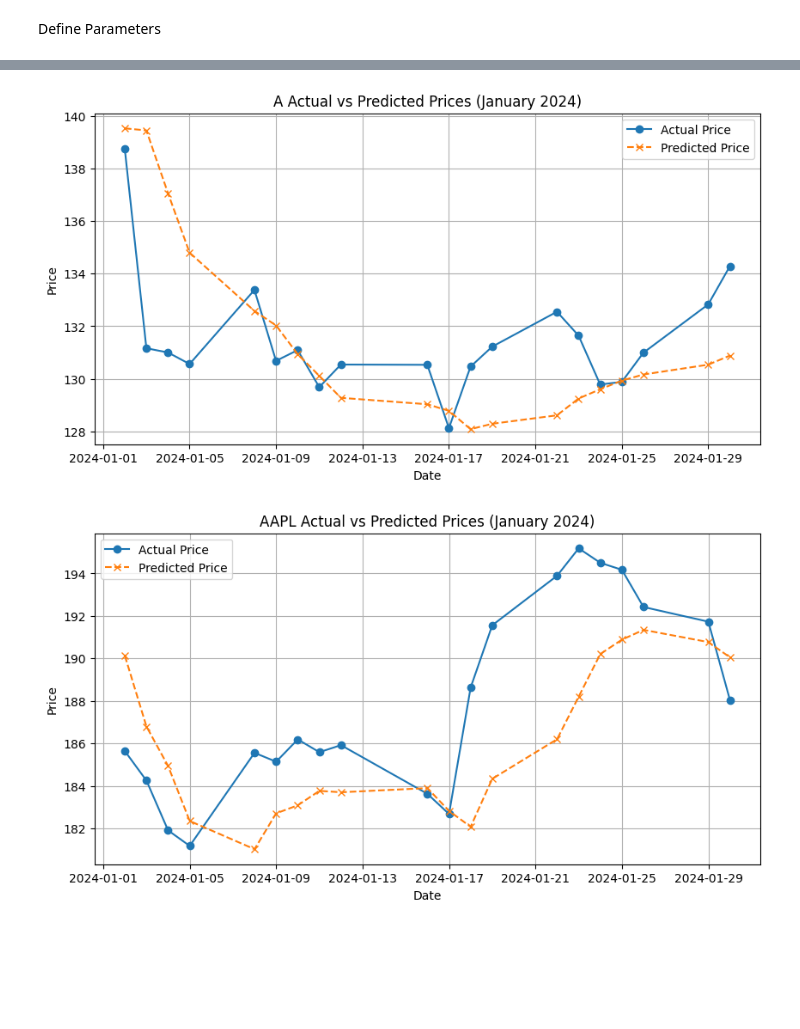
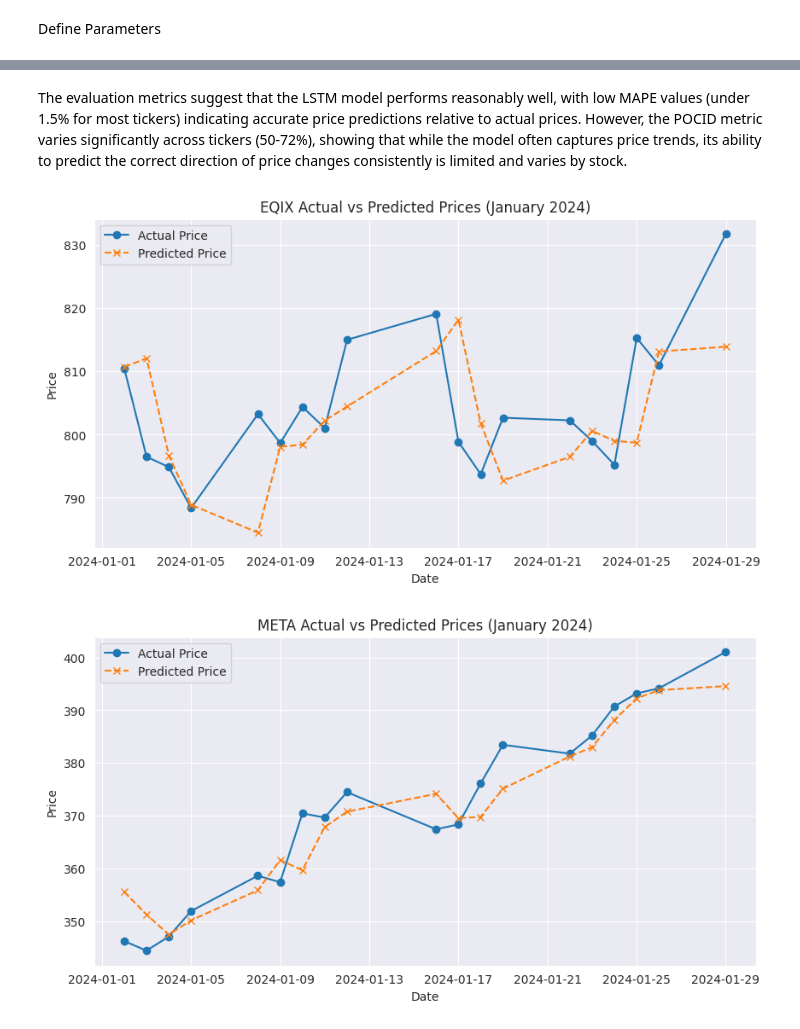
Before and after one commit to pmgfernandes04/SP500-Using-ML-and-Search-Methods, a Jupyter notebook: LSTM.ipynb, the cells around one changed output, grey strips where cells are left out. Drawn from its saved outputs; the diff is of its cells as text; code cells hidden in the pictures; blank space fills up the shorter version.

Commit message:
Finished LSTM and GA notenooks

```diff
--- a/LSTM.ipynb
+++ b/LSTM.ipynb
@@ -463,16 +435,24 @@ Evaluation Metrics for January 2024 (After Hyperparameter Tuning and More Indica
+# %% [markdown]
+The evaluation metrics suggest that the LSTM model performs reasonably well, with low MAPE values (under 1.5% for most tickers) indicating accurate price predictions relative to actual prices. However, the POCID metric varies significantly across tickers (50-72%), showing that while the model often captures price trends, its ability to predict the correct direction of price changes consistently is limited and varies by stock.
 # %%
-if all_predictions:
-    for ticker in combined_preds['ticker'].unique()[:5]:
-        jan_data = combined_preds[combined_preds['ticker'] == ticker].copy()
-        plt.figure(figsize=(10, 5))
-        plt.plot(jan_data['date'], jan_data['actual'], label='Actual Price', marker='o')
-        plt.plot(jan_data['date'], jan_data['prediction'], label='Predicted Price', linestyle='--', marker='x')
-        plt.title(f'{ticker} Actual vs Predicted Prices (January 2024)')
-        plt.xlabel('Date')
-        plt.ylabel('Price')
-        plt.legend()
-        plt.grid(True)
-        plt.show()
+# Select 5 tickers for plotting
+plot_csvs = random.sample(random_csvs, min(5, len(random_csvs)))
+
+for csv_file in plot_csvs:
+    file_path = os.path.join(lstm_predictions_dir, csv_file)
+    data = pd.read_csv(file_path)
+    data['date'] = pd.to_datetime(data['date'])
+
+    # Plot actual vs predicted prices
+    plt.figure(figsize=(10, 5))
+    plt.plot(data['date'], data['actual'], label='Actual Price', marker='o')
+    plt.plot(data['date'], data['prediction'], label='Predicted Price', linestyle='--', marker='x')
+    plt.title(f'{data["ticker"][0]} Actual vs Predicted Prices (January 2024)')
+    plt.xlabel('Date')
+    plt.ylabel('Price')
+    plt.legend()
+    plt.grid(True)
+    plt.show()
 # %% [output]
-[figure, old version]
+[figure, new version]
-[figure, old version]
+[figure, new version]
```
Also changed, not shown: parts of 23 cells of this notebook.
